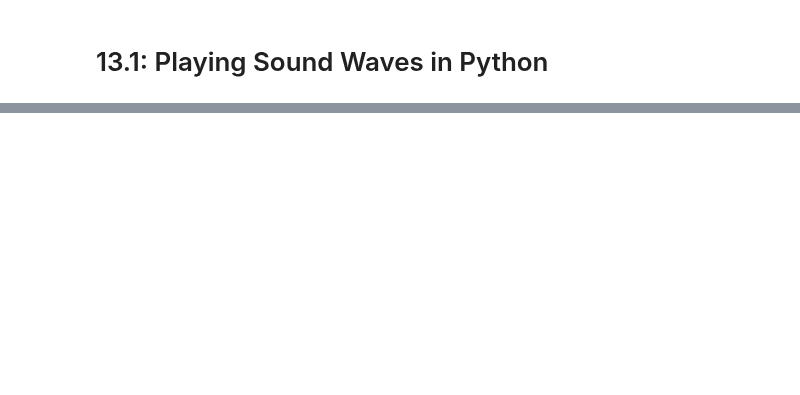
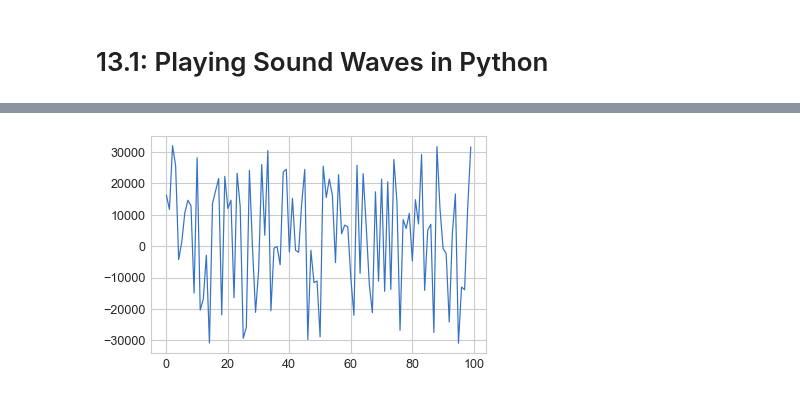
Before and after one commit to aliakhtar/maths4programmers-python, a Jupyter notebook: ch13/13.1.ipynb, the cells around one changed output, grey strips where cells are left out. Saved outputs shown, nothing was run; the diff lists cells and outputs as text; code cells hidden in the pictures; blank space fills up the shorter version.

```diff
--- a/ch13/13.1.ipynb
+++ b/ch13/13.1.ipynb
@@ -30,0 +38,5 @@ Hello from the pygame community. https://www.pygame.org/contribute.html
+# %%
+
+plot_sequence(arr, max=100, line=True)
+# %% [output]
+[figure, added]
```
Also changed, not shown: parts of 6 cells of this notebook.
